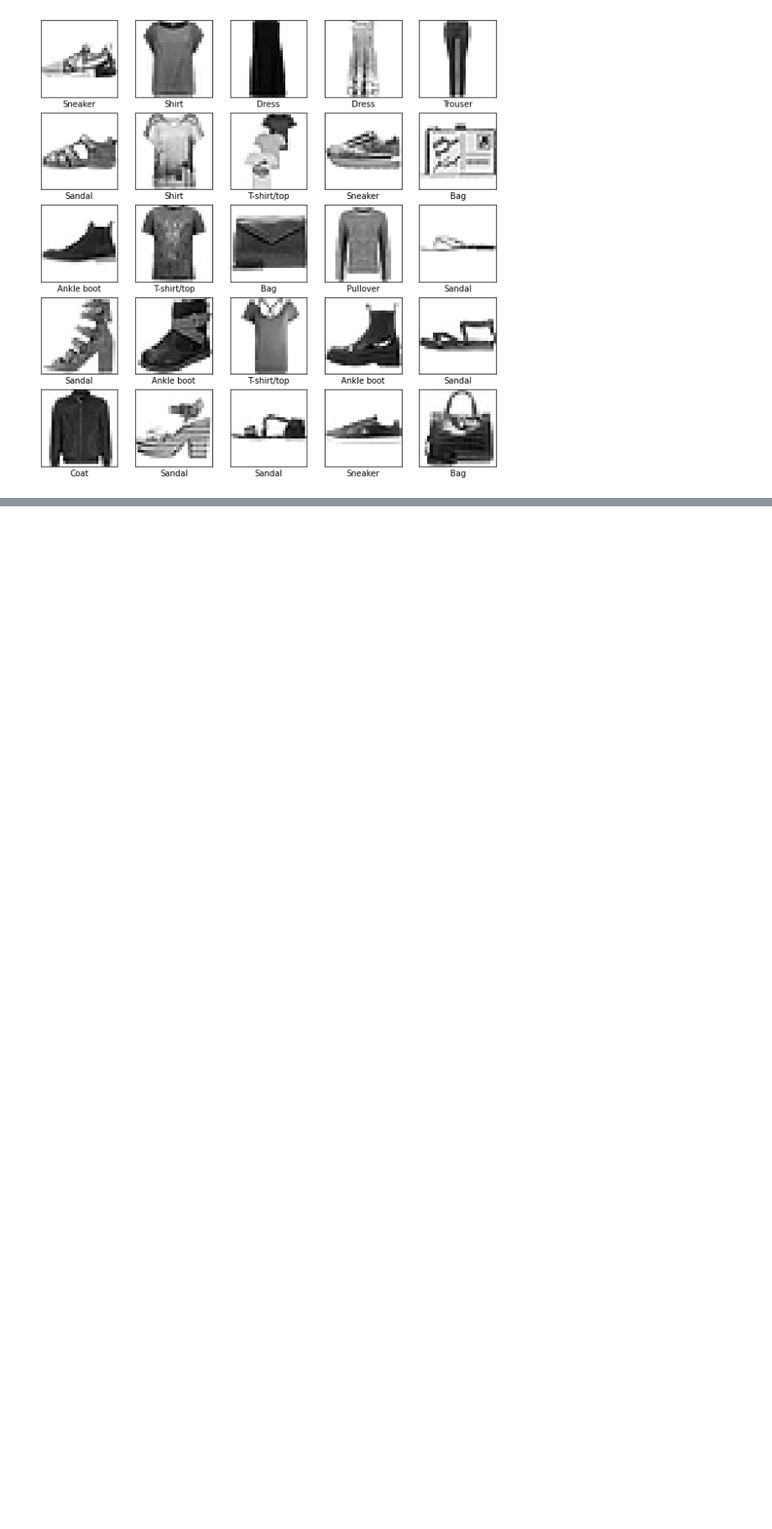
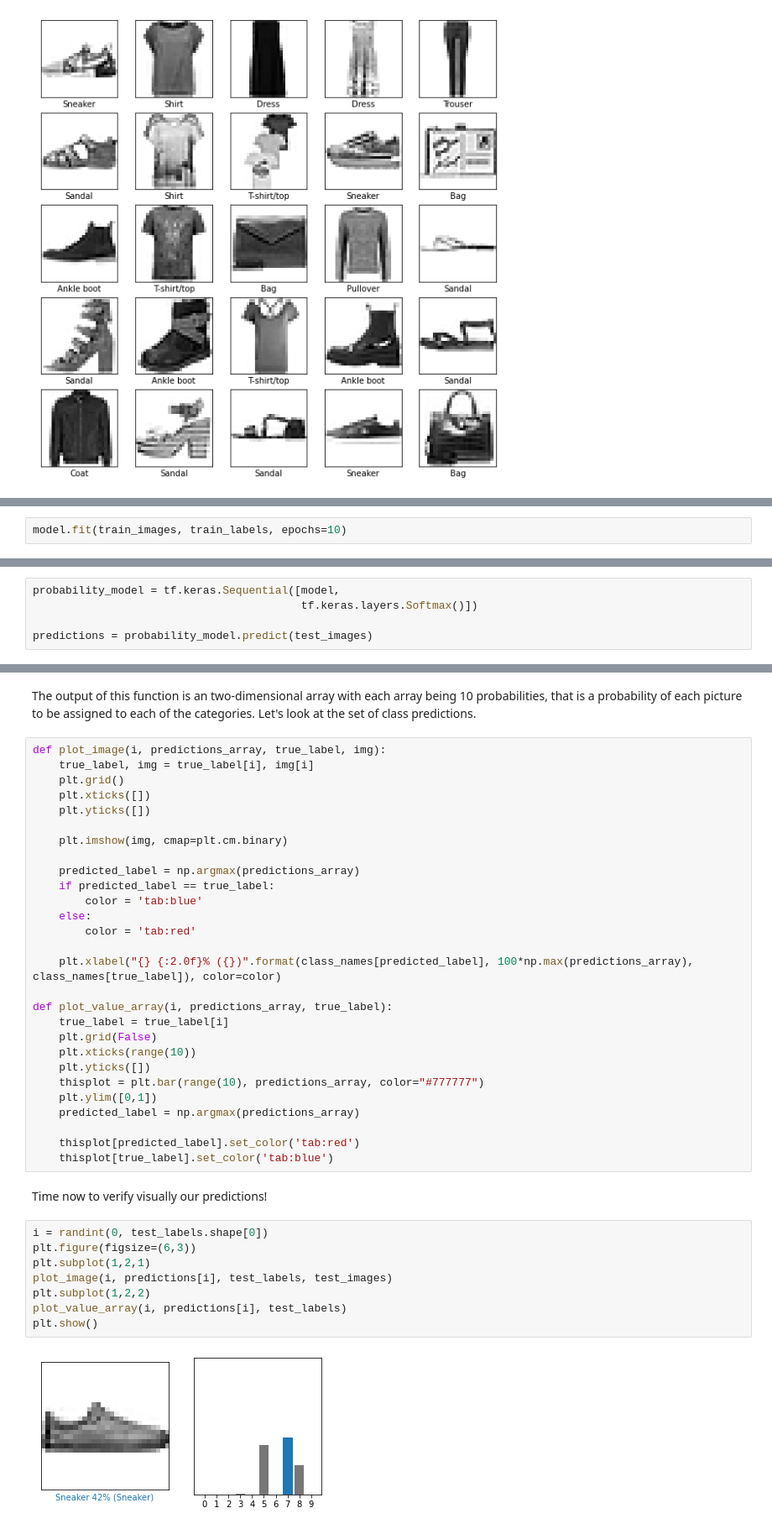
Before and after one commit to mtomasini/TensorFlowTraining, a Jupyter notebook: tfTutorial.ipynb, the cells around one changed output, grey strips where cells are left out. Shown at 84% size. Saved outputs shown, nothing was run; the diff lists cells and outputs as text; blank space fills up the shorter version.

Commit message:
Ended part about predictions

```diff
--- a/tfTutorial.ipynb
+++ b/tfTutorial.ipynb
@@ -71,0 +98,2 @@ plt.show()
+# %%
+model.fit(train_images, train_labels, epochs=10)
@@ -71,0 +137,5 @@ plt.show()
+# %%
+probability_model = tf.keras.Sequential([model,
+                                         tf.keras.layers.Softmax()])
+
+predictions = probability_model.predict(test_images)
@@ -71,0 +144,42 @@ plt.show()
+# %% [markdown]
+The output of this function is an two-dimensional array with each array being 10 probabilities, that is a probability of each picture to be assigned to each of the categories. Let's look at the set of class predictions.
+# %%
+def plot_image(i, predictions_array, true_label, img):
+    true_label, img = true_label[i], img[i]
+    plt.grid()
+    plt.xticks([])
+    plt.yticks([])
+
+    plt.imshow(img, cmap=plt.cm.binary)
+
+    predicted_label = np.argmax(predictions_array)
+    if predicted_label == true_label:
+        color = 'tab:blue'
+    else:
+        color = 'tab:red'
+
+    plt.xlabel("{} {:2.0f}% ({})".format(class_names[predicted_label], 100*np.max(predictions_array), class_names[true_label]), color=color)
+
+def plot_value_array(i, predictions_array, true_label):
+    true_label = true_label[i]
+    plt.grid(False)
+    plt.xticks(range(10))
+    plt.yticks([])
+    thisplot = plt.bar(range(10), predictions_array, color="#777777")
+    plt.ylim([0,1])
+    predicted_label = np.argmax(predictions_array)
+
+    thisplot[predicted_label].set_color('tab:red')
+    thisplot[true_label].set_color('tab:blue')
+# %% [markdown]
+Time now to verify visually our predictions!
+# %%
+i = randint(0, test_labels.shape[0])
+plt.figure(figsize=(6,3))
+plt.subplot(1,2,1)
+plot_image(i, predictions[i], test_labels, test_images)
+plt.subplot(1,2,2)
+plot_value_array(i, predictions[i], test_labels)
+plt.show()
+# %% [output]
+[figure, added]
```
Also changed, not shown: parts of 14 cells of this notebook.
